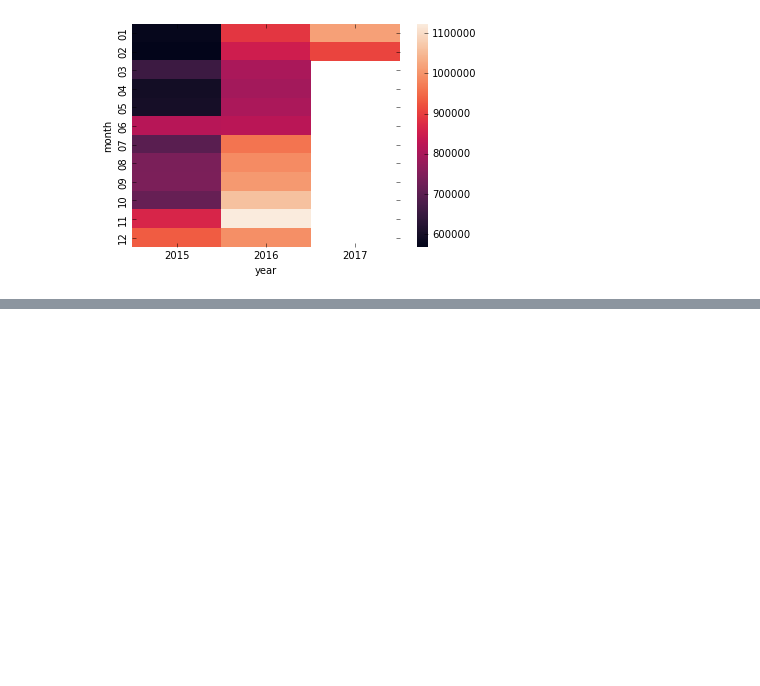
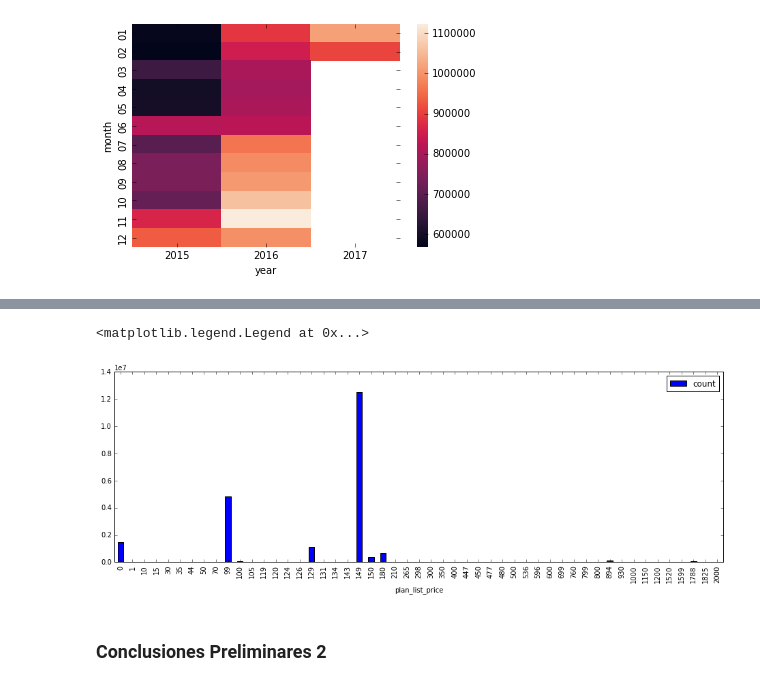
Before and after one commit to hriverap/datascience, a Jupyter notebook: churn-model-kkbox/DBAnalytics_EDA_02.ipynb, the cells around one changed output, grey strips where cells are left out. Saved outputs shown, nothing was run; the diff lists cells and outputs as text; code cells hidden in the pictures; blank space fills up the shorter version.

```diff
--- a/churn-model-kkbox/DBAnalytics_EDA_02.ipynb
+++ b/churn-model-kkbox/DBAnalytics_EDA_02.ipynb
@@ -386,0 +380,2 @@ sns.heatmap(Grp2);
+# %%
+plan_list_price = transactions.groupby(key_columns='plan_list_price', operations={'count': gl.aggregate.COUNT()}).sort('plan_list_price', ascending = True)
@@ -386,0 +399,8 @@ sns.heatmap(Grp2);
+# %%
+ax = plan_list_price.to_dataframe().plot(kind="bar", x='plan_list_price', figsize=(16,5))
+ax.legend(loc=1)
+# %% [output]
+<matplotlib.legend.Legend at 0x...>
+[figure, added]
+# %% [markdown]
+### Conclusiones Preliminares 2
```
Also changed, not shown: parts of 9 cells of this notebook.
